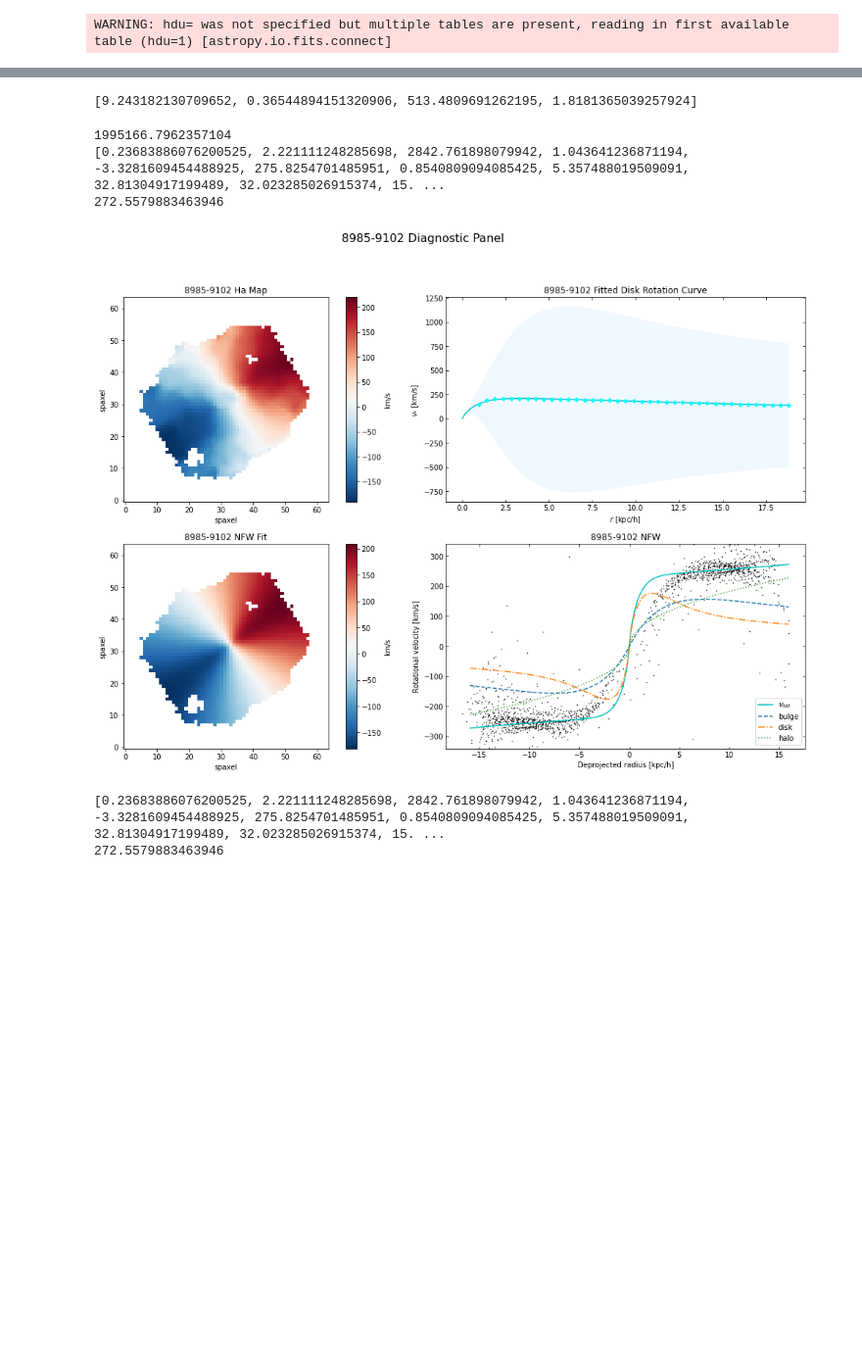
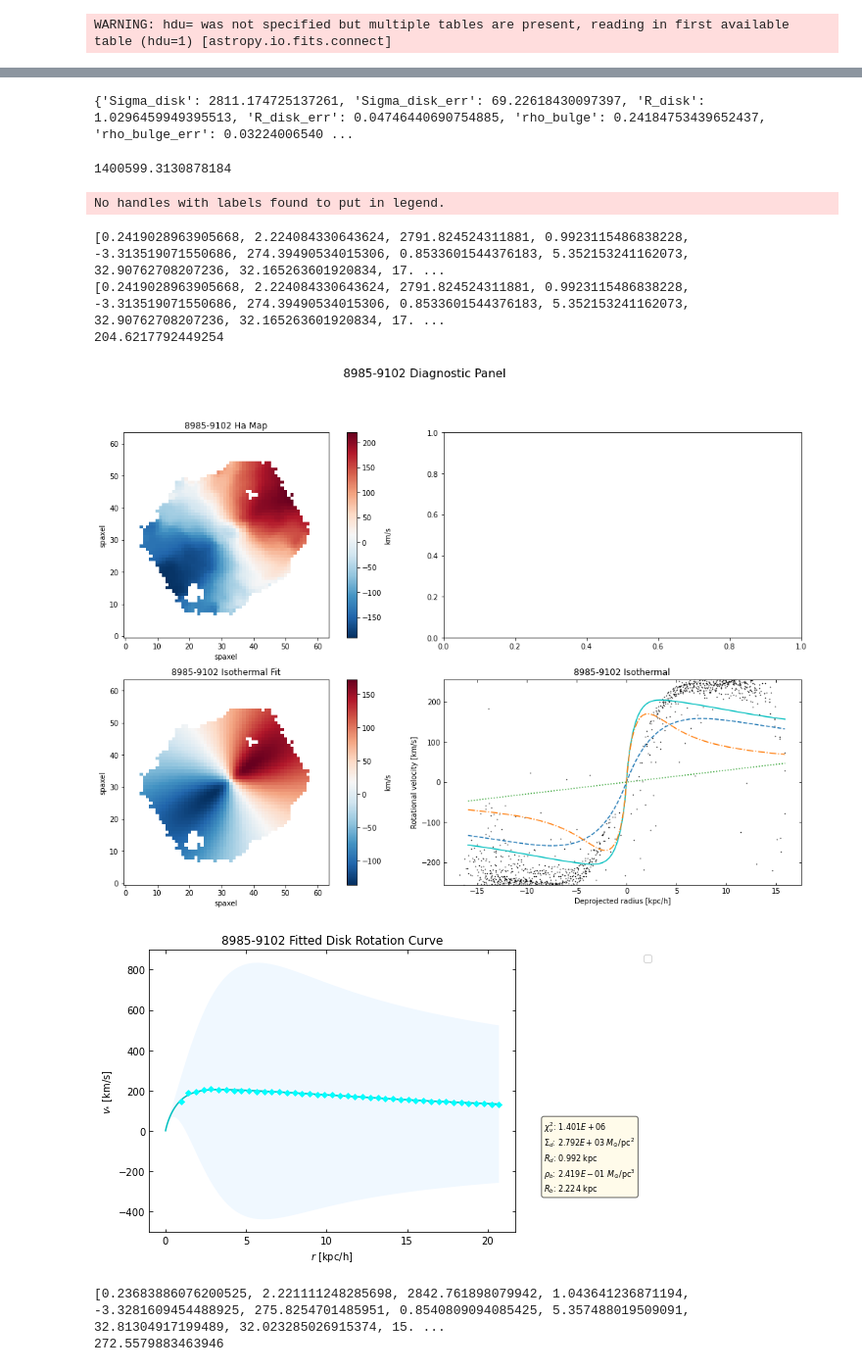
Before and after one commit to athenacat/RotationCurve, a Jupyter notebook: 2D_RC/combo_iteration_test.ipynb, the cells around one changed output, grey strips where cells are left out. Shown at 98% size. Cells and saved outputs as stored; diff of their text form; code cells hidden in the pictures; blank space fills up the shorter version.

```diff
--- a/2D_RC/combo_iteration_test.ipynb
+++ b/2D_RC/combo_iteration_test.ipynb
@@ -92,7 +91,7 @@ vsys = [0]
 # %%
 for i in range(50):
     params = rho_h[-1], Rh[-1], axis_ratio[-1], phi[-1], x0[-1], y0[-1],  vsys[-1]
-    fit, mass_table, mass_param= combination_fit(sMass_density, sMass_density_err, maps['r_band'], maps['vmasked'], maps['ivarmasked'], vmap_mask, \
+    fit, mass_table, mass_param, uncertainties= combination_fit(sMass_density, sMass_density_err, maps['r_band'], maps['vmasked'], maps['ivarmasked'], vmap_mask, \
                 sM_mask, params, z, gal_ID, "NFW")
     print("chi2",chi2(maps['vmasked'], maps['ivarmasked'], vmap_mask,shape,scale,fit,"NFW"))
     x0.append(fit[8])
@@ -135,14 +124,17 @@ plot_fitted_disk_rot_curve(gal_ID, mass_table, mass_param, chi2 ,'bulge')
-# %%
-print(fit[0:4])
-# %% [output]
-[9.243182130709652, 0.36544894151320906, 513.4809691262195, 1.8181365039257924]
+# %%
+print (mass_param)
+# %% [output]
+{'Sigma_disk': 2811.174725137261, 'Sigma_disk_err': 69.22618430097397, 'R_disk': 1.0296459949395513, 'R_disk_err': 0.04746440690754885, 'rho_bulge': 0.24184753439652437, 'rho_bulge_err': 0.03224006540 ...
 # %%
-RC.plot_totfit_panel (gal_ID, shape, scale, fit, "NFW", vmap_mask, maps['vmasked'], maps['ivarmasked'], mass_table, mass_param)
+RC.plot_totfit_panel (gal_ID, shape, scale, fit, "Isothermal", vmap_mask, maps['vmasked'], maps['ivarmasked'], mass_table, mass_param)
 # %% [output]
-1995166.7962357104
-[0.23683886076200525, 2.221111248285698, 2842.761898079942, 1.043641236871194, -3.3281609454488925, 275.8254701485951, 0.8540809094085425, 5.357488019509091, 32.81304917199489, 32.023285026915374, 15. ...
-272.5579883463946
+1400599.3130878184
+No handles with labels found to put in legend.
+[0.2419028963905668, 2.224084330643624, 2791.824524311881, 0.9923115486838228, -3.313519071550686, 274.39490534015306, 0.8533601544376183, 5.352153241162073, 32.90762708207236, 32.165263601920834, 17. ...
+[0.2419028963905668, 2.224084330643624, 2791.824524311881, 0.9923115486838228, -3.313519071550686, 274.39490534015306, 0.8533601544376183, 5.352153241162073, 32.90762708207236, 32.165263601920834, 17. ...
+204.6217792449254
-[figure, old version]
+[figure, new version]
+[figure, added]
 # %%
 RC.plot_rot_curve(maps['vmasked'],maps['ivarmasked'], fit,scale,gal_ID,'NFW')
 # %% [output]
```
Also changed, not shown: parts of 4 cells of this notebook, 5 other files.
